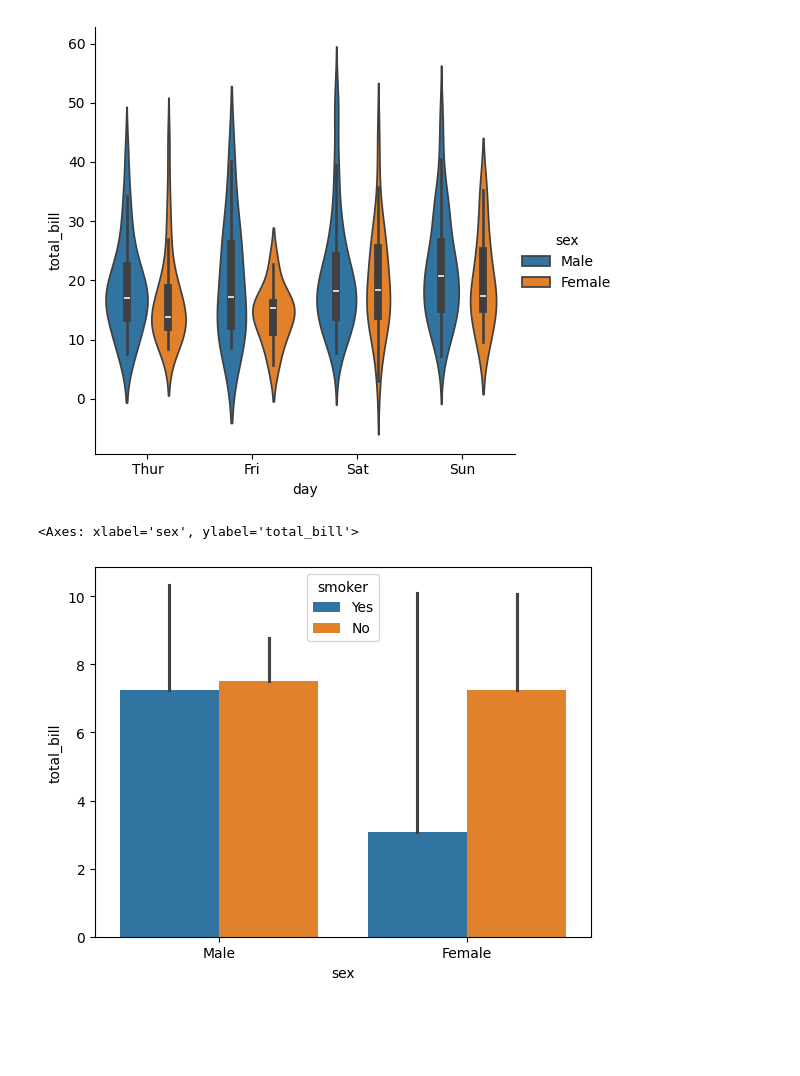
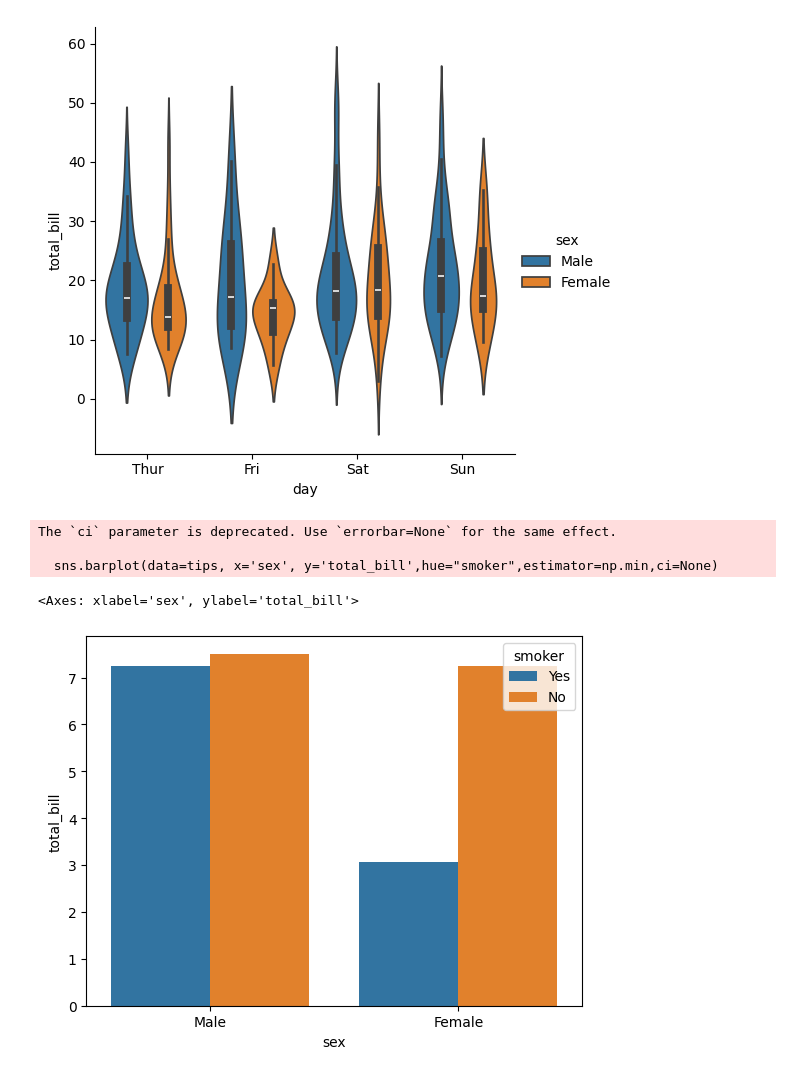
Before and after one commit to Vaidehi1005/MachineLearning, a Jupyter notebook: Seaborn.ipynb, the cells around one changed output. Drawn from its saved outputs; the diff is of its cells as text; code cells hidden in the pictures; blank space fills up the shorter version.

```diff
--- a/Seaborn.ipynb
+++ b/Seaborn.ipynb
@@ -530,14 +530,17 @@ sns.catplot(data=tips, x='day', y='total_bill',kind="violin",hue='sex')
 # %%
 #barplot - it will take the avg of that category sex it have two male and female both and it barplot it will plot onl single bar plot
 #some issue with errorbar
 
 import numpy as np
-sns.barplot(data=tips, x='sex', y='total_bill',hue="smoker",estimator=np.min)
+sns.barplot(data=tips, x='sex', y='total_bill',hue="smoker",estimator=np.min,ci=None)
 #hue thi e jetla hase cateogry ena paramane e x azis pr bar graph banavse
 #estimator graph che to eni default value je che e mean che average che so we can change the value of it
 # %% [output]
-<Axes: xlabel='sex', ylabel='total_bill'>
+The `ci` parameter is deprecated. Use `errorbar=None` for the same effect.
+
+  sns.barplot(data=tips, x='sex', y='total_bill',hue="smoker",estimator=np.min,ci=None)
+<Axes: xlabel='sex', ylabel='total_bill'>
-[figure, old version]
+[figure, new version]
 # %%
 #pointplot
 
```
Also changed, not shown: parts of 8 cells of this notebook.
